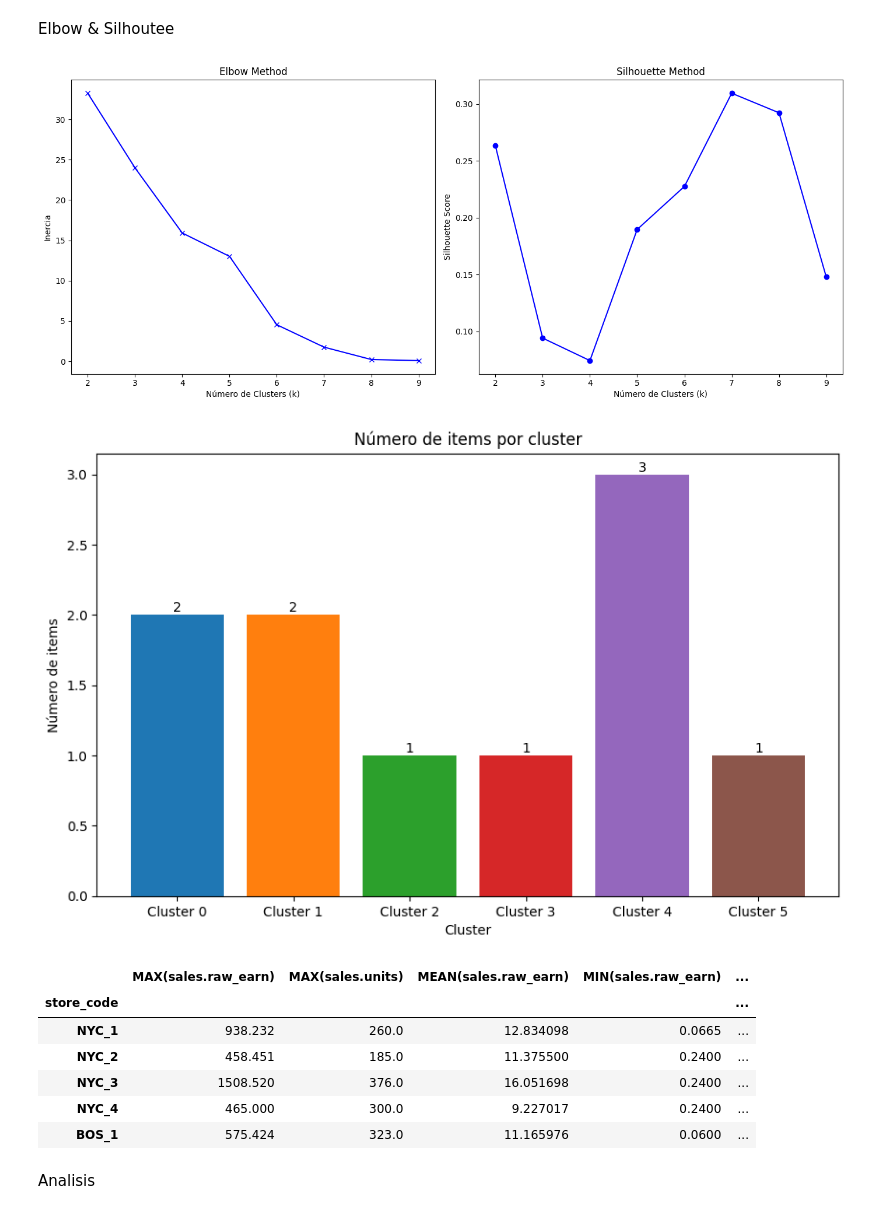
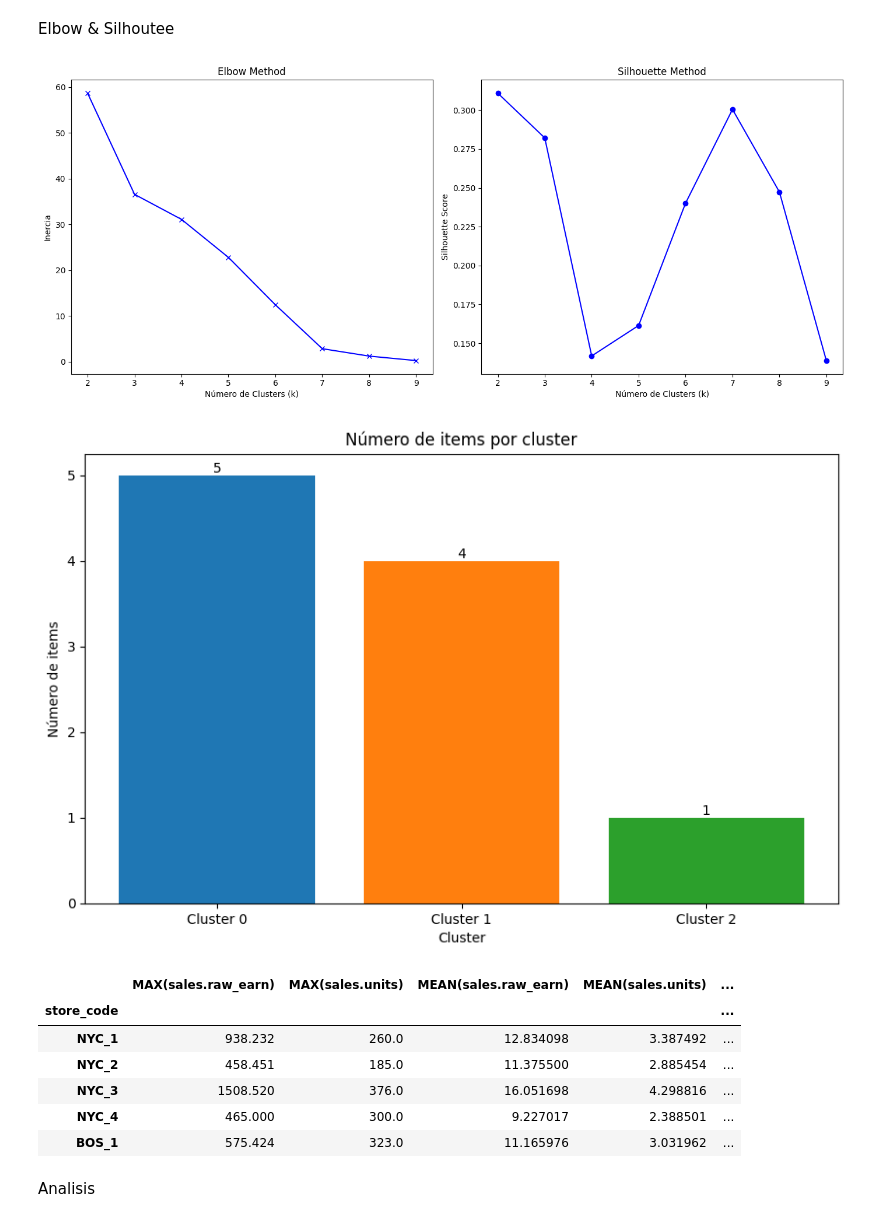
Before and after one commit to antonioMateos/grupo2retail_0424, a Jupyter notebook: 03_Clustering/04_Clustering_Tiendas_v2_daysales.ipynb, the cells around one changed output. Saved outputs shown, nothing was run; the diff lists cells and outputs as text; code cells hidden in the pictures.

Commit message:
Wip clustering con fix de pcas - Pendiente revision con Fran para pasar a memoria

```diff
--- a/03_Clustering/04_Clustering_Tiendas_v2_daysales.ipynb
+++ b/03_Clustering/04_Clustering_Tiendas_v2_daysales.ipynb
@@ -134,7 +152,8 @@ print(f'Length Feats Selected: {feature_matrix_selected.shape}')
 
 # Aplicar filtros a las caracteristicas creadas
 # Remove low information, highly correlated, highly null and single value features
-filtered_feature_matrix = fcm.filter_feature_matrix(feature_matrix_selected)
+# filtered_feature_matrix = fcm.filter_feature_matrix(feature_matrix_selected) # No filtramos para ver
+filtered_feature_matrix = feature_matrix_selected.copy()
 
 # Renombrar características si es necesario # Evitamos este paso de momento
 # feature_matrix_renamed = fcm.rename_features(filtered_feature_matrix, price_range_features)
@@ -168,22 +183,22 @@ Elbow & Silhoutee
 # %%
 km_m.plot_elbow_silhouette(scaled_df, 9)
 # %% [output]
-[figure, old version]
+[figure, new version]
 # %%
-optimal_k = 6 # codo + silueta
+optimal_k = 3
 
 kmeans_model, feature_matrix_with_clusters = km_m.apply_kmeans_and_plot(optimal_k, scaled_df, feature_matrix_renamed)
 
 feature_matrix_with_clusters.head(5)
 # %% [output]
-[figure, old version]
+[figure, new version]
-|  | MAX(sales.raw_earn) | MAX(sales.units) | MEAN(sales.raw_earn) | MIN(sales.raw_earn) | ... |
+|  | MAX(sales.raw_earn) | MAX(sales.units) | MEAN(sales.raw_earn) | MEAN(sales.units) | ... |
 | store_code |  |  |  |  | ... |
-| NYC_1 | 938.232 | 260.0 | 12.834098 | 0.0665 | ... |
-| NYC_2 | 458.451 | 185.0 | 11.375500 | 0.2400 | ... |
-| NYC_3 | 1508.520 | 376.0 | 16.051698 | 0.2400 | ... |
-| NYC_4 | 465.000 | 300.0 | 9.227017 | 0.2400 | ... |
-| BOS_1 | 575.424 | 323.0 | 11.165976 | 0.0600 | ... |
+| NYC_1 | 938.232 | 260.0 | 12.834098 | 3.387492 | ... |
+| NYC_2 | 458.451 | 185.0 | 11.375500 | 2.885454 | ... |
+| NYC_3 | 1508.520 | 376.0 | 16.051698 | 4.298816 | ... |
+| NYC_4 | 465.000 | 300.0 | 9.227017 | 2.388501 | ... |
+| BOS_1 | 575.424 | 323.0 | 11.165976 | 3.031962 | ... |
 # %% [markdown]
 Analisis
 # %%
```
Also changed, not shown: parts of 57 cells of this notebook, 1 other file.
